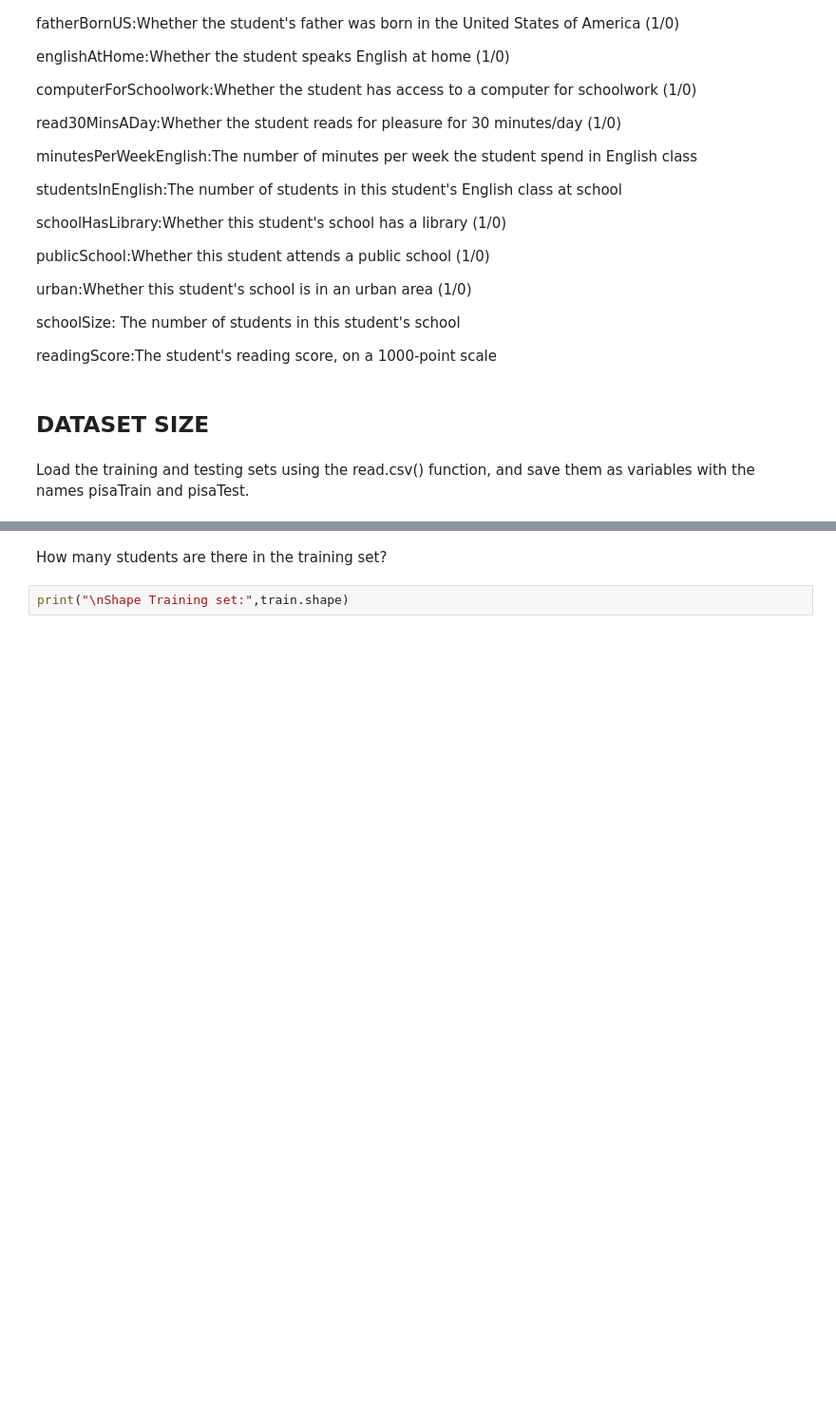
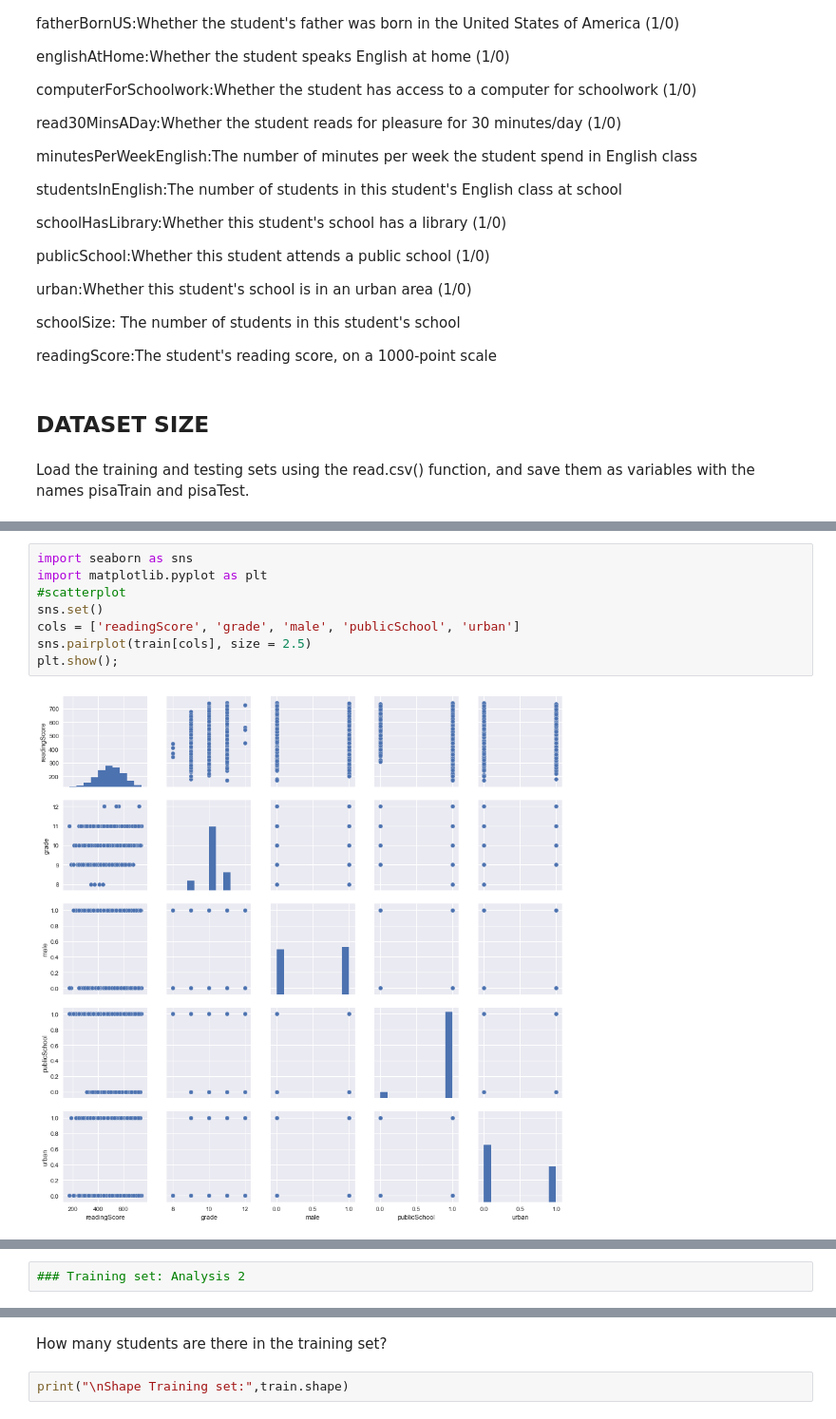
Before and after one commit to realmarcus/RegressionProgramming, a Jupyter notebook: Reading/resources/Reading Test Score.ipynb, the cells around one changed output, grey strips where cells are left out. Shown: that part at 95% size. Drawn from its saved outputs; the diff is of its cells as text; blank space fills up the shorter version.

Commit message:
implement reading score with new features

```diff
--- a/Reading/resources/Reading Test Score.ipynb
+++ b/Reading/resources/Reading Test Score.ipynb
@@ -110,0 +103,10 @@ memory usage: 686.9+ KB
+# %%
+import seaborn as sns
+import matplotlib.pyplot as plt
+#scatterplot
+sns.set()
+cols = ['readingScore', 'grade', 'male', 'publicSchool', 'urban']
+sns.pairplot(train[cols], size = 2.5)
+plt.show();
+# %% [output]
+[figure, added]
@@ -110,0 +115,2 @@ memory usage: 686.9+ KB
+# %%
+### Training set: Analysis 2
```
Also changed, not shown: parts of 29 cells of this notebook.
